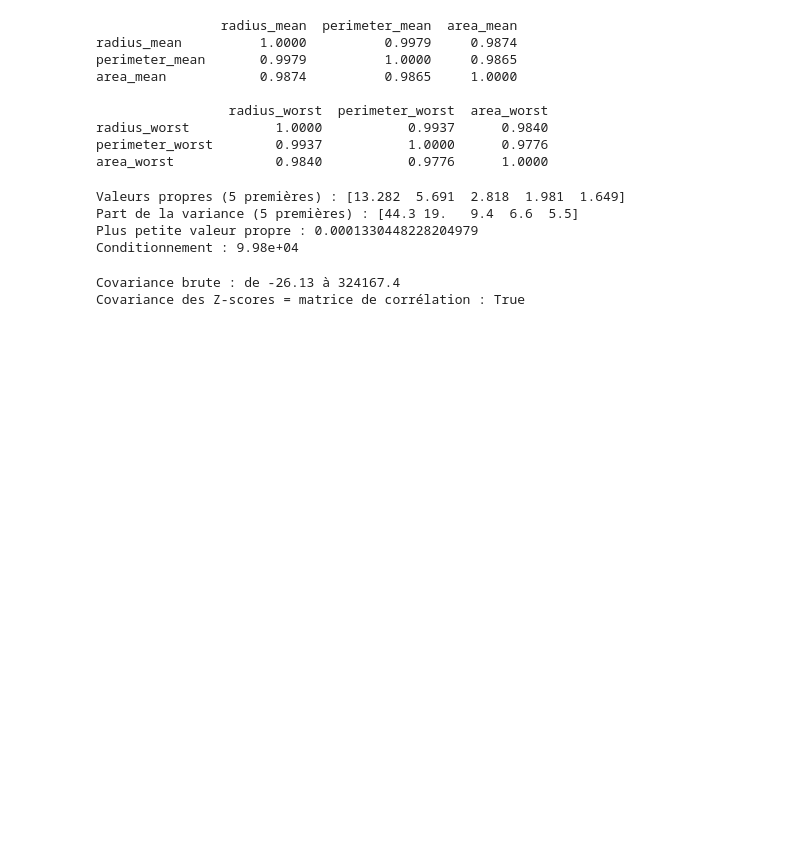
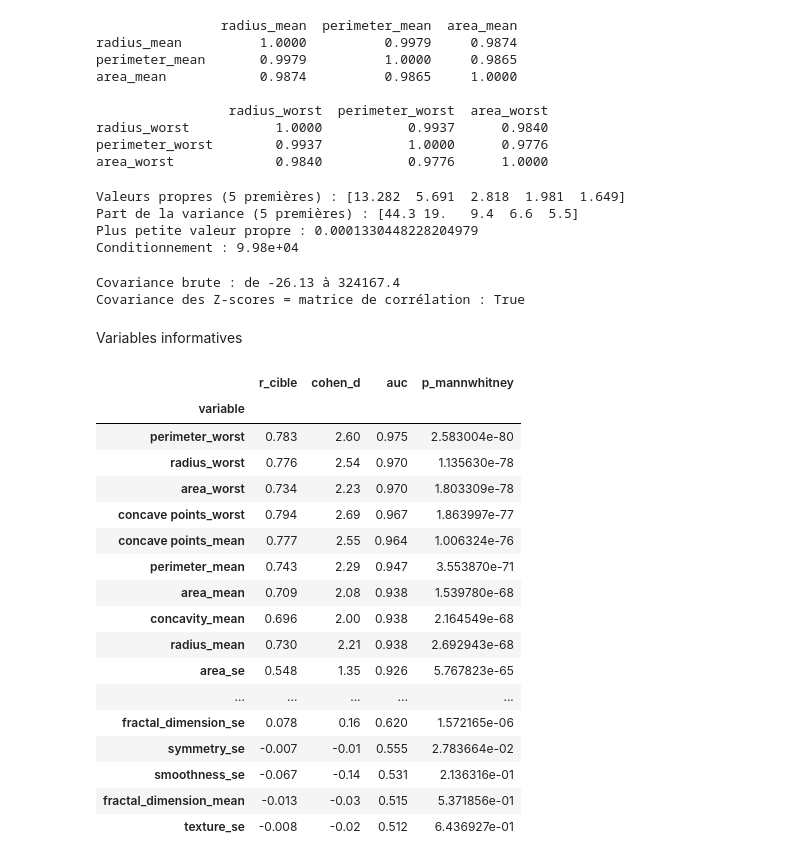
Before and after one commit to 0xCHa1Ma/ml-diagnostic_medical, a Jupyter notebook: notebooks/01_preprocessing_eda.ipynb, the cells around one changed output. Saved outputs shown, nothing was run; the diff lists cells and outputs as text; code cells hidden in the pictures; blank space fills up the shorter version.

```diff
--- a/notebooks/01_preprocessing_eda.ipynb
+++ b/notebooks/01_preprocessing_eda.ipynb
@@ -382,3 +384,41 @@ print("Covariance des Z-scores = matrice de corrélation :", np.allclose(cov_std
 # %% [output]
 Covariance brute : de -26.13 à 324167.4
 Covariance des Z-scores = matrice de corrélation : True
+# %% [markdown]
+Variables informatives
+# %%
+lignes = []
+for v in feature_cols:
+    b = df_clean.loc[df_clean["target"] == 0, v]
+    m = df_clean.loc[df_clean["target"] == 1, v]
+    s_pool = np.sqrt(((len(b) - 1) * b.var() + (len(m) - 1) * m.var()) / (len(b) + len(m) - 2))
+    d = (m.mean() - b.mean()) / s_pool
+    p = st.mannwhitneyu(m, b, alternative="two-sided").pvalue
+    auc = roc_auc_score(df_clean["target"], df_clean[v])
+    r = df_clean[v].corr(df_clean["target"])
+    lignes.append((v, r, d, max(auc, 1 - auc), p))
+
+informativite = pd.DataFrame(
+    lignes, columns=["variable", "r_cible", "cohen_d", "auc", "p_mannwhitney"]
+).set_index("variable")
+
+informativite.sort_values("auc", ascending=False).round({"r_cible": 3, "cohen_d": 2, "auc": 3})
+# %% [output]
+|  | r_cible | cohen_d | auc | p_mannwhitney |
+| variable |  |  |  |  |
+| perimeter_worst | 0.783 | 2.60 | 0.975 | 2.583004e-80 |
+| radius_worst | 0.776 | 2.54 | 0.970 | 1.135630e-78 |
+| area_worst | 0.734 | 2.23 | 0.970 | 1.803309e-78 |
+| concave points_worst | 0.794 | 2.69 | 0.967 | 1.863997e-77 |
+| concave points_mean | 0.777 | 2.55 | 0.964 | 1.006324e-76 |
+| perimeter_mean | 0.743 | 2.29 | 0.947 | 3.553870e-71 |
+| area_mean | 0.709 | 2.08 | 0.938 | 1.539780e-68 |
+| concavity_mean | 0.696 | 2.00 | 0.938 | 2.164549e-68 |
+| radius_mean | 0.730 | 2.21 | 0.938 | 2.692943e-68 |
+| area_se | 0.548 | 1.35 | 0.926 | 5.767823e-65 |
+| ... | ... | ... | ... | ... |
+| fractal_dimension_se | 0.078 | 0.16 | 0.620 | 1.572165e-06 |
+| symmetry_se | -0.007 | -0.01 | 0.555 | 2.783664e-02 |
+| smoothness_se | -0.067 | -0.14 | 0.531 | 2.136316e-01 |
+| fractal_dimension_mean | -0.013 | -0.03 | 0.515 | 5.371856e-01 |
+| texture_se | -0.008 | -0.02 | 0.512 | 6.436927e-01 |
```
Also changed, not shown: parts of 5 cells of this notebook.
